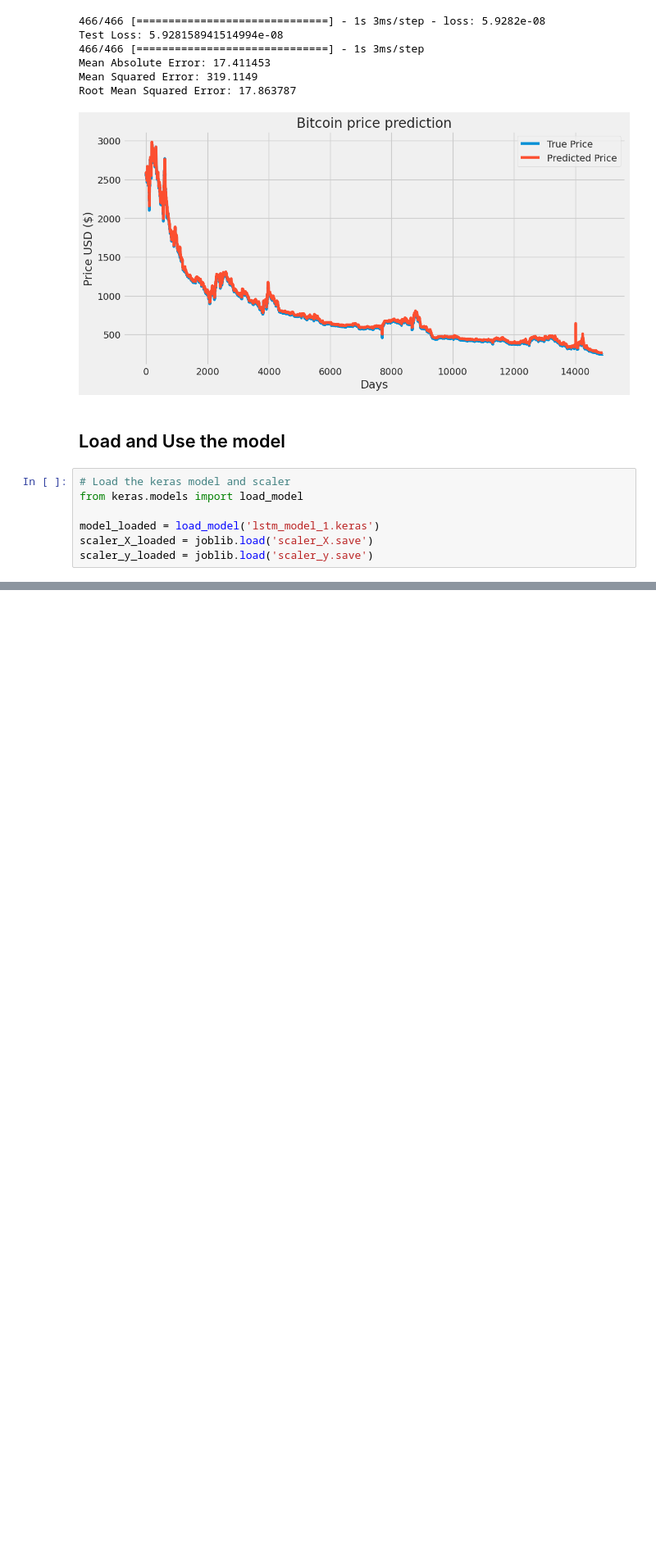
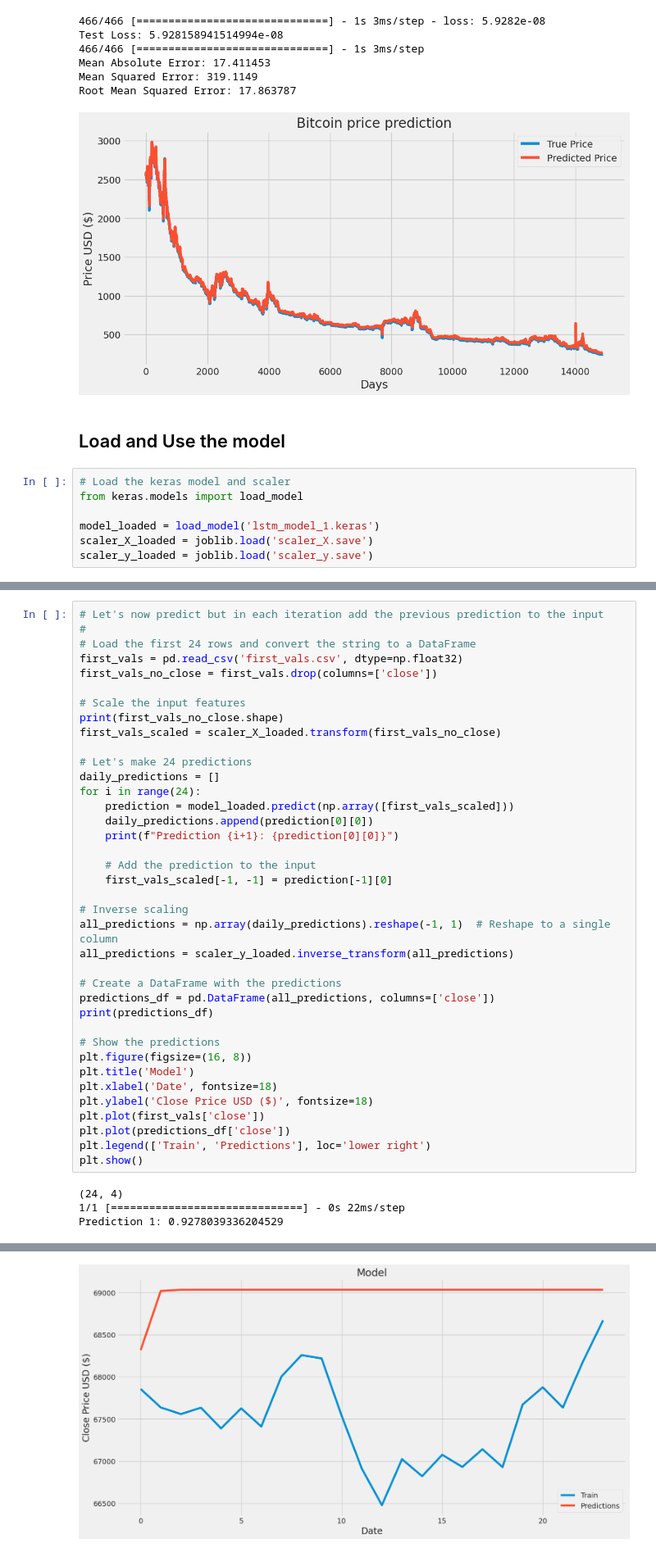
Before and after one commit to gweebg/tinc-buddies, a Jupyter notebook: tinker/model/long-short-term-memory-network.ipynb, the cells around one changed output, grey strips where cells are left out. Shown: that part at 82% size. Saved outputs shown, nothing was run; the diff lists cells and outputs as text; blank space fills up the shorter version.

```diff
--- a/tinker/model/long-short-term-memory-network.ipynb
+++ b/tinker/model/long-short-term-memory-network.ipynb
@@ -291,3 +288,45 @@ plt.show()
 22  68315.804688
 23  68315.804688
 [figure]
+# %%
+# Let's now predict but in each iteration add the previous prediction to the input
+#
+# Load the first 24 rows and convert the string to a DataFrame
+first_vals = pd.read_csv('first_vals.csv', dtype=np.float32)
+first_vals_no_close = first_vals.drop(columns=['close'])
+
+# Scale the input features
+print(first_vals_no_close.shape)
+first_vals_scaled = scaler_X_loaded.transform(first_vals_no_close)
+
+# Let's make 24 predictions
+daily_predictions = []
+for i in range(24):
+    prediction = model_loaded.predict(np.array([first_vals_scaled]))
+    daily_predictions.append(prediction[0][0])
+    print(f"Prediction {i+1}: {prediction[0][0]}")
+
+    # Add the prediction to the input
+    first_vals_scaled[-1, -1] = prediction[-1][0]
+
+# Inverse scaling
+all_predictions = np.array(daily_predictions).reshape(-1, 1)  # Reshape to a single column
+all_predictions = scaler_y_loaded.inverse_transform(all_predictions)
+
+# Create a DataFrame with the predictions
+predictions_df = pd.DataFrame(all_predictions, columns=['close'])
+print(predictions_df)
+
+# Show the predictions
+plt.figure(figsize=(16, 8))
+plt.title('Model')
+plt.xlabel('Date', fontsize=18)
+plt.ylabel('Close Price USD ($)', fontsize=18)
+plt.plot(first_vals['close'])
+plt.plot(predictions_df['close'])
+plt.legend(['Train', 'Predictions'], loc='lower right')
+plt.show()
+# %% [output]
+(24, 4)
+1/1 [==============================] - 0s 22ms/step
+Prediction 1: 0.9278039336204529
@@ -293,0 +350 @@ plt.show()
+[figure, added]
```
Also changed, not shown: parts of 2 cells of this notebook, 2 other files.
